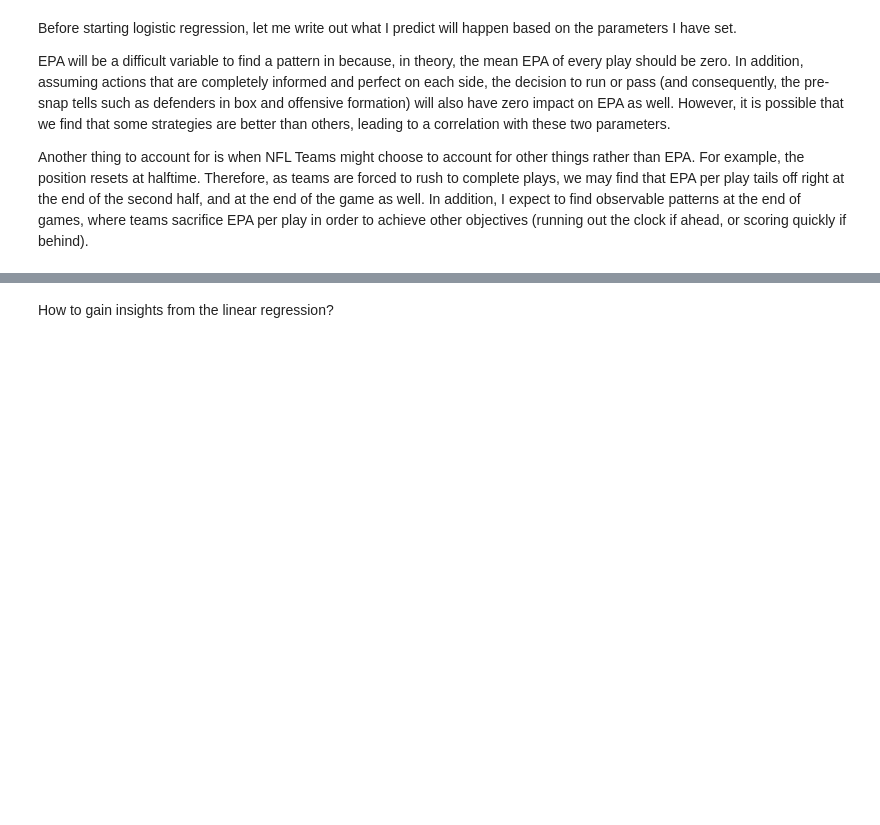
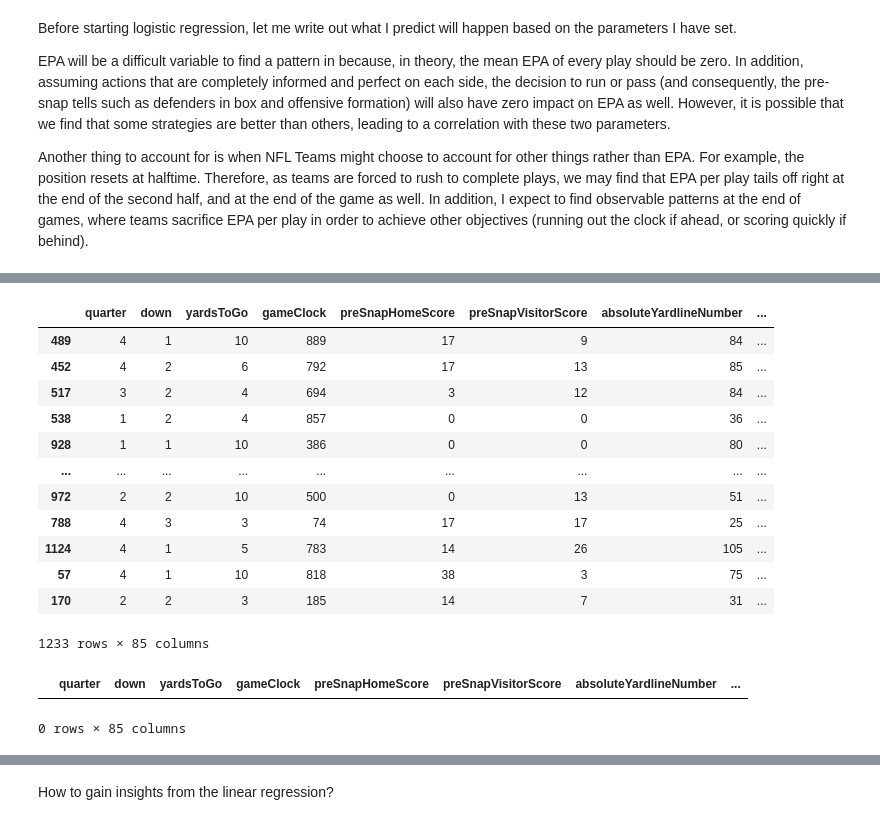
Before and after one commit to ndamle2/COGS118BProject, a Jupyter notebook: aaron_epa_lin_reg.ipynb, the cells around one changed output, grey strips where cells are left out. Saved outputs shown, nothing was run; the diff lists cells and outputs as text; code cells hidden in the pictures; blank space fills up the shorter version.

```diff
--- a/aaron_epa_lin_reg.ipynb
+++ b/aaron_epa_lin_reg.ipynb
@@ -154,0 +203,54 @@ np.float64(1.2922277786022853)
+# %%
+#empty dictionary of team names
+data_by_team_test = {x : pd.DataFrame() for x in teams}
+data_by_team_train = {x : pd.DataFrame() for x in teams}
+data_test = pd.DataFrame()
+data_train = pd.DataFrame()
+#fills dictionary with all plays according to possesion team
+for team in teams:
+    data_by_team_test[team] = data[data["possessionTeam_"+str(team)] == 1]
+    #seperate into train and test sets seperated by team
+    rows = len(data_by_team_test[team])
+    rand_idx = np.random.randint(0, rows,size = int(rows/10))
+    #make seperate train and test sets for each team
+    data_by_team_train[team] = data_by_team_test[team].drop(data_by_team_test[team].index[rand_idx])
+    data_by_team_test[team] = data_by_team_test[team].iloc[rand_idx]
+    #create a joined train and test set(for overall)
+    data_test = pd.concat([data_test, data_by_team_test[team]], ignore_index = True)
+    data_train = pd.concat([data_train, data_by_team_train[team]], ignore_index = True)
+
+#Randomize final sets to mix teams
+data_test = data_test.sample(frac=1)
+data_train = data_train.sample(frac=1)
+#split datasets into parameters and result
+data_test_run = data_test["run"]
+#data_test_epa = data_test["expectedPoints"]
+data_test_dir = data_test["direction"]
+data_test.drop(["run","direction"],axis =1, inplace=True)
+
+data_train_run = data_train["run"]
+#data_train_epa = data_train["expectedPoints"]
+data_train_dir = data_train["direction"]
+data_train.drop(["run","direction"],axis =1, inplace=True)
+
+data_test
+# %% [output]
+|  | quarter | down | yardsToGo | gameClock | preSnapHomeScore | preSnapVisitorScore | absoluteYardlineNumber | ... |
+| 489 | 4 | 1 | 10 | 889 | 17 | 9 | 84 | ... |
+| 452 | 4 | 2 | 6 | 792 | 17 | 13 | 85 | ... |
+| 517 | 3 | 2 | 4 | 694 | 3 | 12 | 84 | ... |
+| 538 | 1 | 2 | 4 | 857 | 0 | 0 | 36 | ... |
+| 928 | 1 | 1 | 10 | 386 | 0 | 0 | 80 | ... |
+| ... | ... | ... | ... | ... | ... | ... | ... | ... |
+| 972 | 2 | 2 | 10 | 500 | 0 | 13 | 51 | ... |
+| 788 | 4 | 3 | 3 | 74 | 17 | 17 | 25 | ... |
+| 1124 | 4 | 1 | 5 | 783 | 14 | 26 | 105 | ... |
+| 57 | 4 | 1 | 10 | 818 | 38 | 3 | 75 | ... |
+| 170 | 2 | 2 | 3 | 185 | 14 | 7 | 31 | ... |
+1233 rows × 85 columns
+# %%
+# show me the data points where an NaN is present
+data_test[data_test.isna().any(axis=1)]
+# %% [output]
+|  | quarter | down | yardsToGo | gameClock | preSnapHomeScore | preSnapVisitorScore | absoluteYardlineNumber | ... |
+0 rows × 85 columns
```
Also changed, not shown: parts of 13 cells of this notebook.
